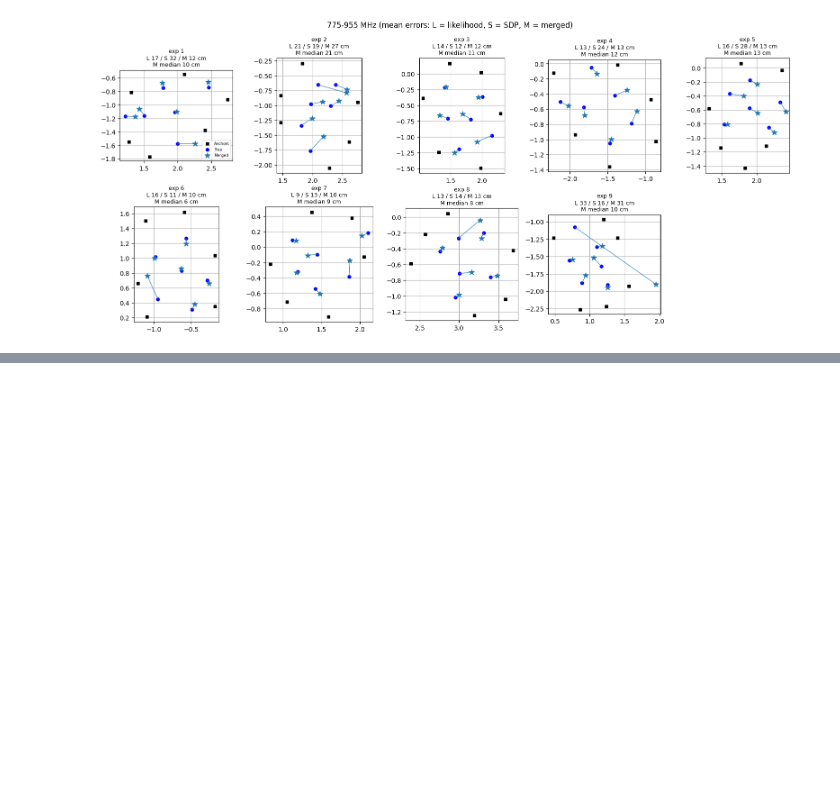
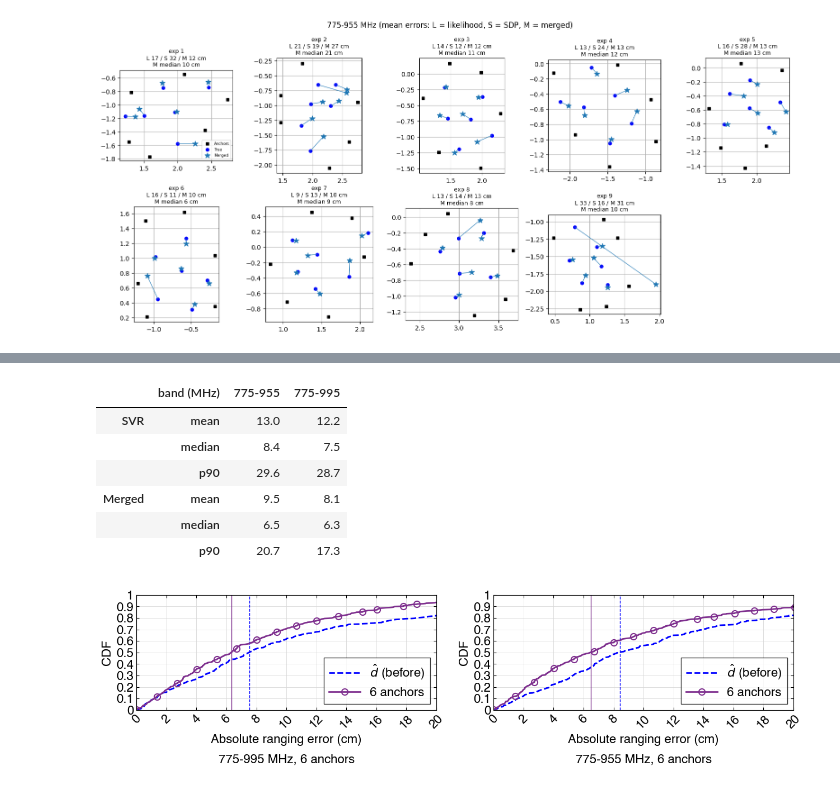
Before and after one commit to manavjeetsingh/RFImaging, a Jupyter notebook: multitag/localization_merged.ipynb, the cells around one changed output, grey strips where cells are left out. Saved outputs shown, nothing was run; the diff lists cells and outputs as text; code cells hidden in the pictures; blank space fills up the shorter version.

Commit message:
Localization

```diff
--- a/multitag/localization_merged.ipynb
+++ b/multitag/localization_merged.ipynb
@@ -260,0 +266,62 @@ for band in BANDS:
+# %%
+SHOW = {"SVR": "C1", "Merged": COLORS["Merged"]}  # SVR ranges before localization (dashed), merged after
+
+
+def link_errors(exp, band):
+    # One row per link (run-averaged): true range and the abs range error of every input and localization method (cm).
+    pts, anchors, tags, ests, _ = results[exp.name, band]
+    est = pd.read_csv(exp / "distance_estimates.csv")
+    est = est[est["band (MHz)"] == band].assign(
+        radius=lambda d: C * d["phase_main"] / (2 * np.pi * MAIN_FREQ * PHASE_MULT) + d["k_est"] * PERIOD)
+    links = est.groupby(["tagA_num", "tagB_num"])[["distance", "dist_est_svr", "radius"]].mean().reset_index()
+    a, b = links["tagA_num"].to_numpy() - 1, links["tagB_num"].to_numpy() - 1
+    links = links[~(np.isin(a, anchors) & np.isin(b, anchors))]
+    a, b = links["tagA_num"].to_numpy() - 1, links["tagB_num"].to_numpy() - 1
+    out = {"experiment": int(exp.name), "band (MHz)": band, "tagA": a + 1, "tagB": b + 1, "distance": links["distance"].to_numpy(),
+           "SVR": np.abs(links["dist_est_svr"] - links["distance"]).to_numpy() * 100,
+           "SVR+K": np.abs(links["radius"] - links["distance"]).to_numpy() * 100}
+    for m, e in ests.items():
+        P = pts.copy()
+        P[tags] = e
+        out[m] = np.abs(np.linalg.norm(P[a] - P[b], axis=1) - links["distance"].to_numpy()) * 100
+    return pd.DataFrame(out)
+
+
+link_err = pd.concat([link_errors(exp, band) for exp in EXPERIMENTS for band in BANDS], ignore_index=True)
+display(link_err.groupby("band (MHz)")[list(SHOW)].agg(["mean", "median", lambda e: e.quantile(0.9)])
+        .rename(columns={"<lambda_0>": "p90"}).T.round(1))  # cm
+
+# Styled like the paper's CDF figure (MATLAB look): x 0-20 cm, marked solid line after, blue dashed d-hat before
+STYLE = {"SVR": dict(ls="--", lw=2, color=(0, 0, 1), label=r"$\hat{d}$ (before)"),
+         "Merged": dict(ls="-", lw=2, color=(0.494, 0.184, 0.556), marker="o", mfc="none", ms=8, mew=1.5,
+                        label=f"{N_ANCHORS} anchors")}
+with plt.rc_context({"font.family": "sans-serif", "font.sans-serif": ["Helvetica", "Arial", "DejaVu Sans"],
+                     "font.size": 16, "axes.linewidth": 0.8}):
+    fig, axs = plt.subplots(1, len(BANDS), figsize=(6.5 * len(BANDS), 4), squeeze=False)
+    for ax, band in zip(axs[0], BANDS):
+        sub = link_err[link_err["band (MHz)"] == band]
+        for m in SHOW:
+            e = np.sort(sub[m])
+            p = np.arange(1, len(e) + 1) / len(e)
+            # markers at evenly spaced errors (as in the paper figure), not every link
+            marks = np.unique(np.searchsorted(e, np.linspace(0, 20, 16)).clip(0, len(e) - 1))
+            ax.plot(np.r_[0, e], np.r_[0, p], markevery=list(marks + 1), **STYLE[m])
+            ax.axvline(np.median(e), color=STYLE[m]["color"], ls=STYLE[m]["ls"], lw=1)  # median
+        ax.set_xlim(0, 20); ax.set_ylim(0, 1)
+        ax.set_xticks(np.arange(0, 21, 2)); ax.set_yticks(np.arange(0, 1.01, 0.1), [f"{v:g}" for v in np.arange(0, 1.01, 0.1).round(1)])
+        ax.tick_params(axis="x", labelrotation=45, direction="in", top=True)
+        ax.tick_params(axis="y", direction="in", right=True)
+        ax.grid(color="0.85", lw=0.6); ax.set_axisbelow(True)
+        ax.set_xlabel("Absolute ranging error (cm)"); ax.set_ylabel("CDF")
+        ax.legend(loc="lower right", fancybox=False, edgecolor="k", handlelength=2.5)
+        ax.text(0.5, -0.38, f"{band} MHz, {N_ANCHORS} anchors", transform=ax.transAxes, ha="center", va="top")
+    plt.tight_layout(); plt.show()
+# %% [output]
+|  | band (MHz) | 775-955 | 775-995 |
+| SVR | mean | 13.0 | 12.2 |
+|  | median | 8.4 | 7.5 |
+|  | p90 | 29.6 | 28.7 |
+| Merged | mean | 9.5 | 8.1 |
+|  | median | 6.5 | 6.3 |
+|  | p90 | 20.7 | 17.3 |
+[figure, added]
```
Also changed, not shown: parts of 1 cell of this notebook, 2 other files.
